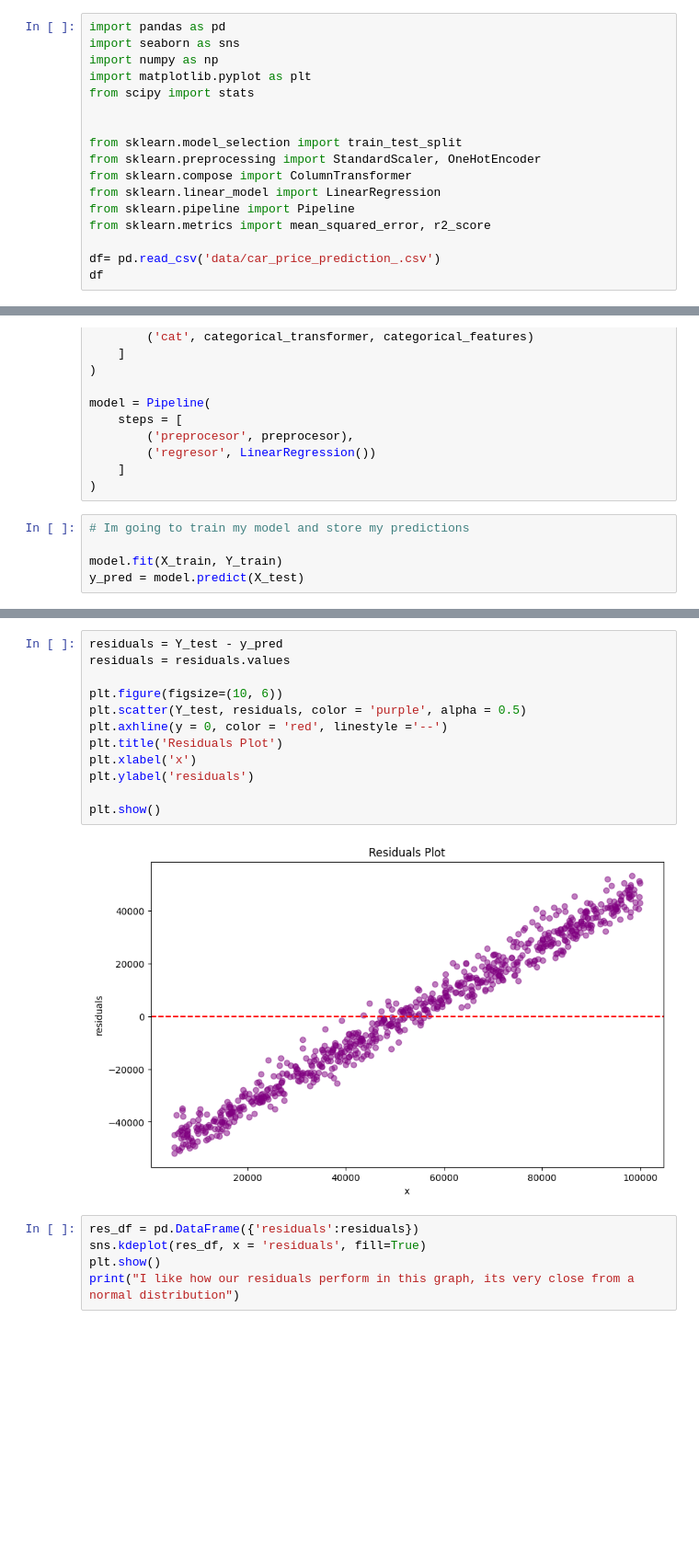
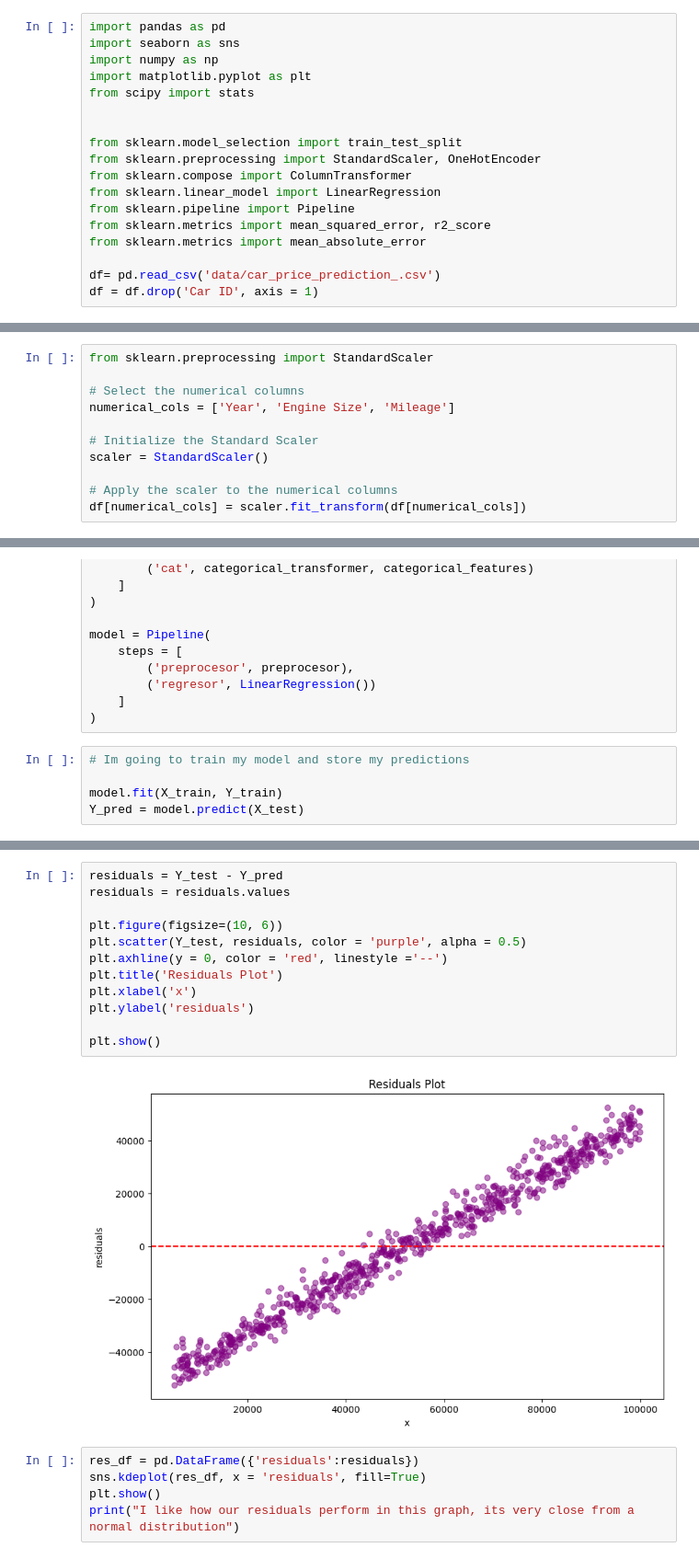
Before and after one commit to Zero5896/Car_price_modeling, a Jupyter notebook: linear_regression.ipynb, the cells around one changed output, grey strips where cells are left out. Shown at 92% size. Cells and saved outputs as stored; diff of their text form; blank space fills up the shorter version.

```diff
--- a/linear_regression.ipynb
+++ b/linear_regression.ipynb
@@ -12,6 +12,7 @@ from sklearn.compose import ColumnTransformer
 from sklearn.linear_model import LinearRegression
 from sklearn.pipeline import Pipeline
 from sklearn.metrics import mean_squared_error, r2_score
+from sklearn.metrics import mean_absolute_error
 
 df= pd.read_csv('data/car_price_prediction_.csv')
-df
+df = df.drop('Car ID', axis = 1)
@@ -32,3 +19,14 @@ df
+# %%
+from sklearn.preprocessing import StandardScaler
+
+# Select the numerical columns
+numerical_cols = ['Year', 'Engine Size', 'Mileage']
+
+# Initialize the Standard Scaler
+scaler = StandardScaler()
+
+# Apply the scaler to the numerical columns
+df[numerical_cols] = scaler.fit_transform(df[numerical_cols])
 # %%
 X = df.drop('Price', axis = 1)
 Y = df['Price']
@@ -64,7 +62,7 @@ model = Pipeline(
 # Im going to train my model and store my predictions
 
 model.fit(X_train, Y_train)
-y_pred = model.predict(X_test)
+Y_pred = model.predict(X_test)
 # %%
 
 print(f'''
@@ -81,17 +84,17 @@ R2: -0.02400131548454354
 # %%
-residuals = Y_test - y_pred
+residuals = Y_test - Y_pred
 residuals = residuals.values
 
 plt.figure(figsize=(10, 6))
 plt.scatter(Y_test, residuals, color = 'purple', alpha = 0.5)
 plt.axhline(y = 0, color = 'red', linestyle ='--')
 plt.title('Residuals Plot')
 plt.xlabel('x')
 plt.ylabel('residuals')
 
 plt.show()
 # %% [output]
-[figure, old version]
+[figure, new version]
 # %%
 res_df = pd.DataFrame({'residuals':residuals})
 sns.kdeplot(res_df, x = 'residuals', fill=True)
```
Also changed, not shown: parts of 3 cells of this notebook, 2 other files.
